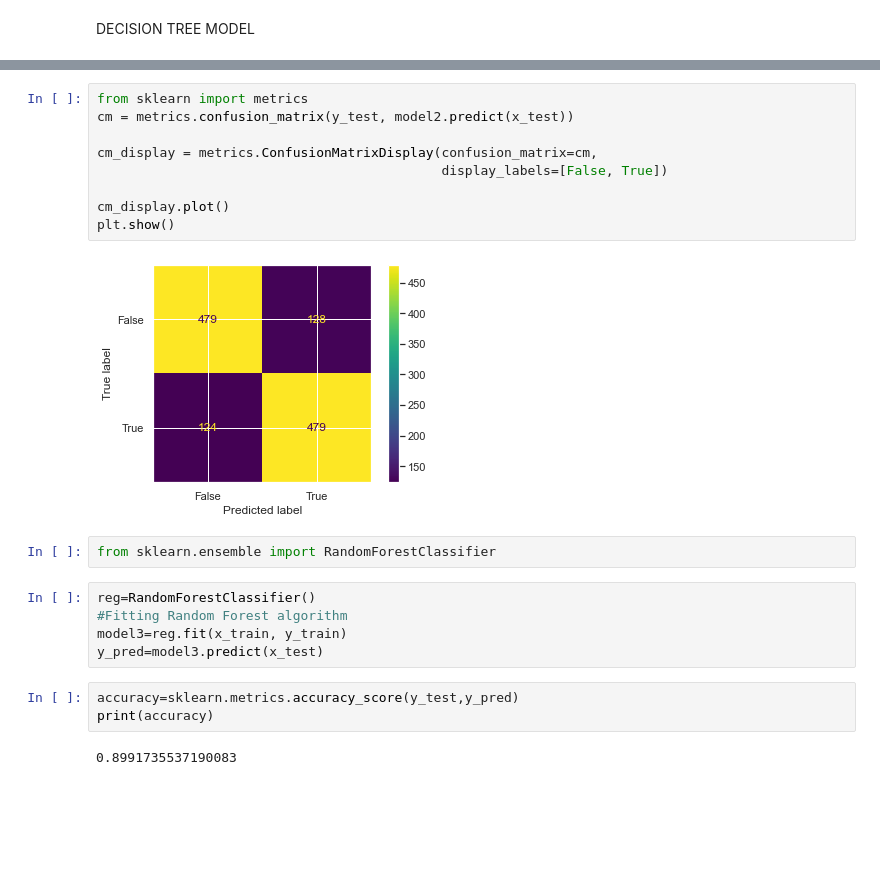
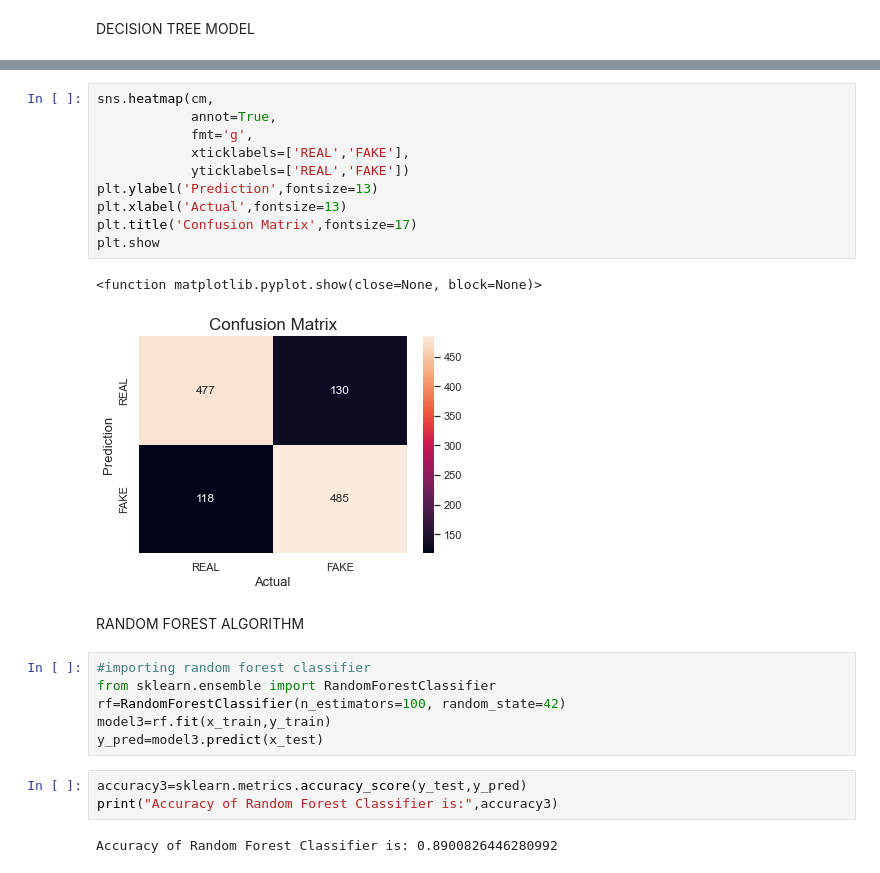
Before and after one commit to lavanya120/FAKENEWS, a Jupyter notebook: fake news.ipynb, the cells around one changed output, grey strips where cells are left out. Saved outputs shown, nothing was run; the diff lists cells and outputs as text; blank space fills up the shorter version.

Commit message:
models

```diff
--- a/fake news.ipynb
+++ b/fake news.ipynb
@@ -460,26 +462,29 @@ array([[479, 128],
 # %%
-from sklearn import metrics
-cm = metrics.confusion_matrix(y_test, model2.predict(x_test))
-
-cm_display = metrics.ConfusionMatrixDisplay(confusion_matrix=cm,
-                                            display_labels=[False, True])
-
-cm_display.plot()
-plt.show()
+sns.heatmap(cm,
+            annot=True,
+            fmt='g',
+            xticklabels=['REAL','FAKE'],
+            yticklabels=['REAL','FAKE'])
+plt.ylabel('Prediction',fontsize=13)
+plt.xlabel('Actual',fontsize=13)
+plt.title('Confusion Matrix',fontsize=17)
+plt.show
 # %% [output]
+<function matplotlib.pyplot.show(close=None, block=None)>
-[figure, old version]
+[figure, new version]
-# %%
-from sklearn.ensemble import RandomForestClassifier
-# %%
-reg=RandomForestClassifier()
-#Fitting Random Forest algorithm
-model3=reg.fit(x_train, y_train)
-y_pred=model3.predict(x_test)
+# %% [markdown]
+RANDOM FOREST ALGORITHM
+# %%
+#importing random forest classifier
+from sklearn.ensemble import RandomForestClassifier
+rf=RandomForestClassifier(n_estimators=100, random_state=42)
+model3=rf.fit(x_train,y_train)
+y_pred=model3.predict(x_test)
 # %%
-accuracy=sklearn.metrics.accuracy_score(y_test,y_pred)
-print(accuracy)
+accuracy3=sklearn.metrics.accuracy_score(y_test,y_pred)
+print("Accuracy of Random Forest Classifier is:",accuracy3)
 # %% [output]
-0.8991735537190083
+Accuracy of Random Forest Classifier is: 0.8900826446280992
 # %%
 print("Accuracy of trained data:")
 print(accuracy_score(y_train, model3.predict(x_train)))
```
Also changed, not shown: parts of 9 cells of this notebook.
